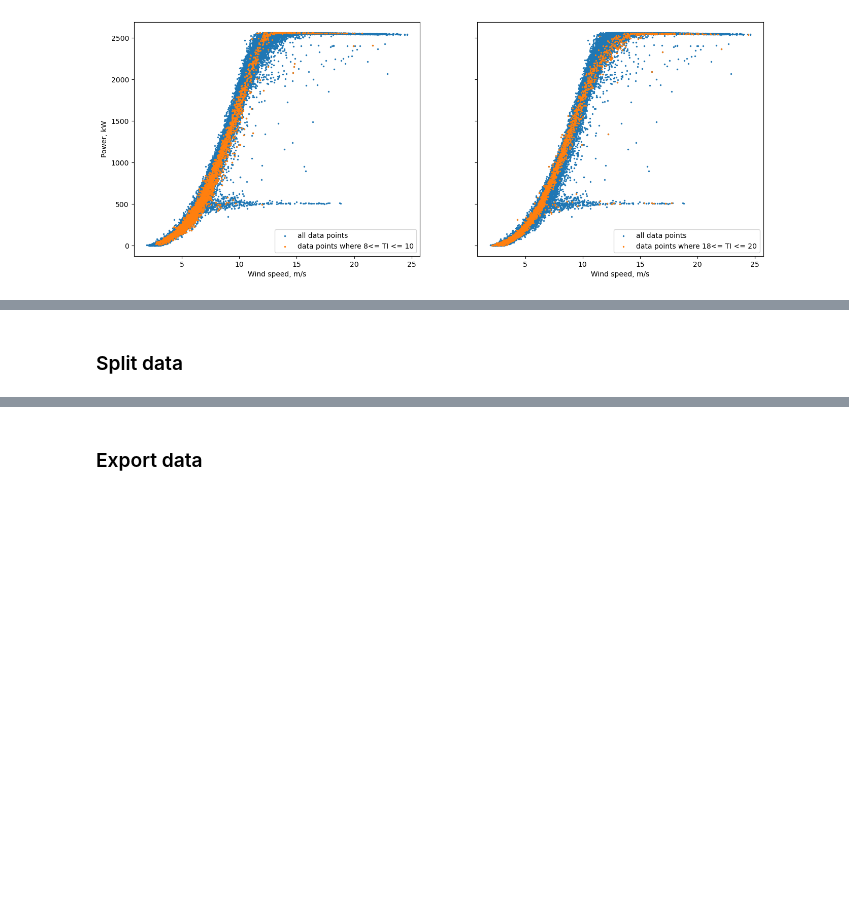
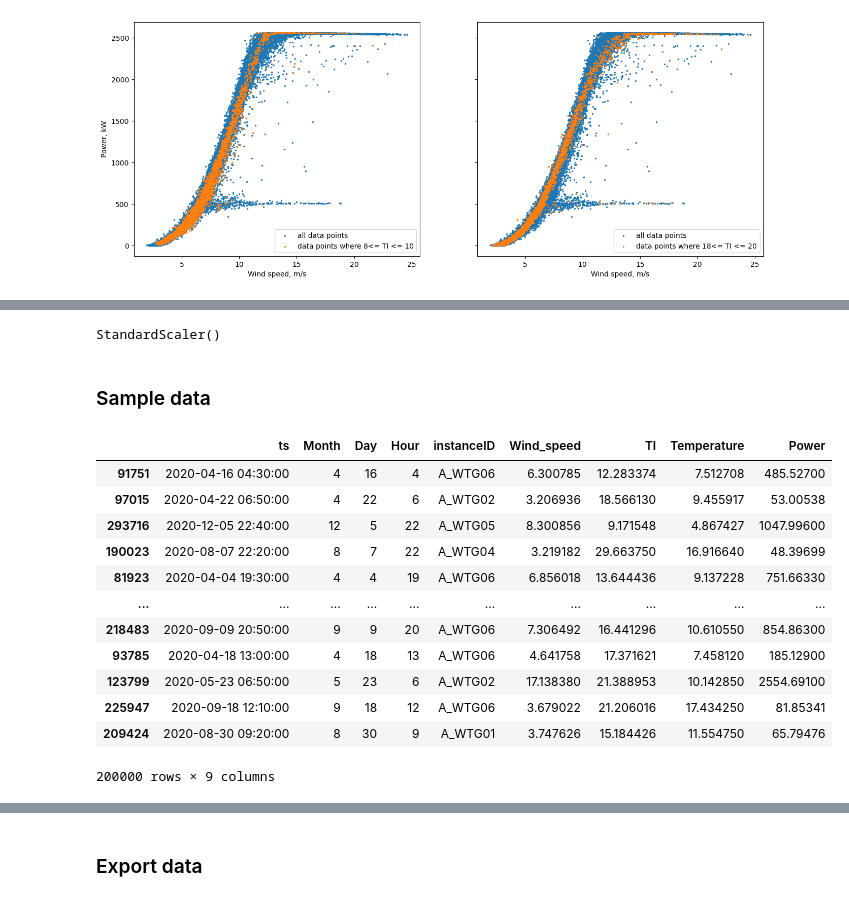
Before and after one commit to jingtingchong/Wind-turbine-performance-modelling, a Jupyter notebook: EDA/EDA-A.ipynb, the cells around one changed output, grey strips where cells are left out. Saved outputs shown, nothing was run; the diff lists cells and outputs as text; code cells hidden in the pictures; blank space fills up the shorter version.

```diff
--- a/EDA/EDA-A.ipynb
+++ b/EDA/EDA-A.ipynb
@@ -226,0 +232,8 @@ func.plot_TIeffect(df=data_clean, turbine_name= site + "_WTG01", ws_range1 = (8,
+# %%
+# fit standardscaler and save it for later use (remove the mean and scale to unit variance)
+scalerX = StandardScaler()
+scalerX.fit(data_clean.iloc[:, 5:-1])
+scalerY = StandardScaler()
+scalerY.fit(data_clean.iloc[:, -1:])
+# %% [output]
+StandardScaler()
@@ -227,2 +250,2 @@ func.plot_TIeffect(df=data_clean, turbine_name= site + "_WTG01", ws_range1 = (8,
 # %% [markdown]
-### Split data
+### Sample data
@@ -232 +252,24 @@ train_size = 10000
+# %%
+# define sample size for pretraining (for a wind farm)
+# These pretraining samples are only used for neural networks.
+pretrain_size = 200000
+
+# sample the data.
+data_pretrain = data_clean.sample(pretrain_size, random_state = 64)
+
+data_pretrain
+# %% [output]
+|  | ts | Month | Day | Hour | instanceID | Wind_speed | TI | Temperature | Power |
+| 91751 | 2020-04-16 04:30:00 | 4 | 16 | 4 | A_WTG06 | 6.300785 | 12.283374 | 7.512708 | 485.52700 |
+| 97015 | 2020-04-22 06:50:00 | 4 | 22 | 6 | A_WTG02 | 3.206936 | 18.566130 | 9.455917 | 53.00538 |
+| 293716 | 2020-12-05 22:40:00 | 12 | 5 | 22 | A_WTG05 | 8.300856 | 9.171548 | 4.867427 | 1047.99600 |
+| 190023 | 2020-08-07 22:20:00 | 8 | 7 | 22 | A_WTG04 | 3.219182 | 29.663750 | 16.916640 | 48.39699 |
+| 81923 | 2020-04-04 19:30:00 | 4 | 4 | 19 | A_WTG06 | 6.856018 | 13.644436 | 9.137228 | 751.66330 |
+| ... | ... | ... | ... | ... | ... | ... | ... | ... | ... |
+| 218483 | 2020-09-09 20:50:00 | 9 | 9 | 20 | A_WTG06 | 7.306492 | 16.441296 | 10.610550 | 854.86300 |
+| 93785 | 2020-04-18 13:00:00 | 4 | 18 | 13 | A_WTG06 | 4.641758 | 17.371621 | 7.458120 | 185.12900 |
+| 123799 | 2020-05-23 06:50:00 | 5 | 23 | 6 | A_WTG02 | 17.138380 | 21.388953 | 10.142850 | 2554.69100 |
+| 225947 | 2020-09-18 12:10:00 | 9 | 18 | 12 | A_WTG06 | 3.679022 | 21.206016 | 17.434250 | 81.85341 |
+| 209424 | 2020-08-30 09:20:00 | 8 | 30 | 9 | A_WTG01 | 3.747626 | 15.184426 | 11.554750 | 65.79476 |
+200000 rows × 9 columns
 # %%
```
Also changed, not shown: parts of 11 cells of this notebook, 7 other files.
